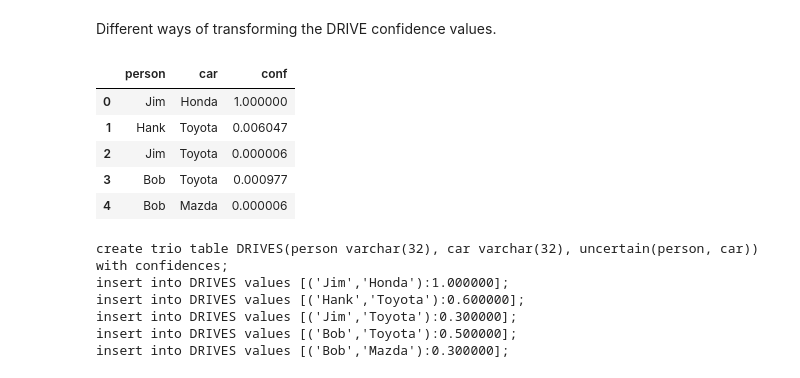
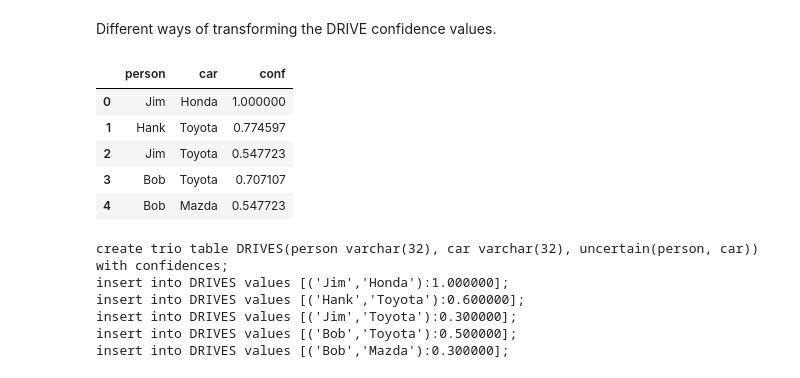
Before and after one commit to alexmemory/PrDBSens, a Jupyter notebook: notes/20150409_ACM_trio.ipynb, the cells around one changed output. Cells and saved outputs as stored; diff of their text form; code cells hidden in the pictures.

```diff
--- a/notes/20150409_ACM_trio.ipynb
+++ b/notes/20150409_ACM_trio.ipynb
@@ -430,23 +432,23 @@ Different ways of transforming the DRIVE confidence values.
 # %%
 # Xform confidence
 #power = (1./6.)
 #power = (1./5.)
 #power = (1./4.)
 #power = (1./3.)
-#power = (1./2.)
+power = (1./2.)
 #power = (1.5)
 #power = (2)
 #power = (5)
-power = (10)
+#power = (10)
 drives['conf'] = drives.conf ** power
 drives
 # %% [output]
 |  | person | car | conf |
 | 0 | Jim | Honda | 1.000000 |
-| 1 | Hank | Toyota | 0.006047 |
-| 2 | Jim | Toyota | 0.000006 |
-| 3 | Bob | Toyota | 0.000977 |
-| 4 | Bob | Mazda | 0.000006 |
+| 1 | Hank | Toyota | 0.774597 |
+| 2 | Jim | Toyota | 0.547723 |
+| 3 | Bob | Toyota | 0.707107 |
+| 4 | Bob | Mazda | 0.547723 |
 # %%
 # Prepare a SQL string for the drive relation (possibly with transformed confidence values).
 sqls = ["create trio table DRIVES(person varchar(32), car varchar(32), uncertain(person, car)) with confidences;"]
```
Also changed, not shown: parts of 19 cells of this notebook, 1 other file.
